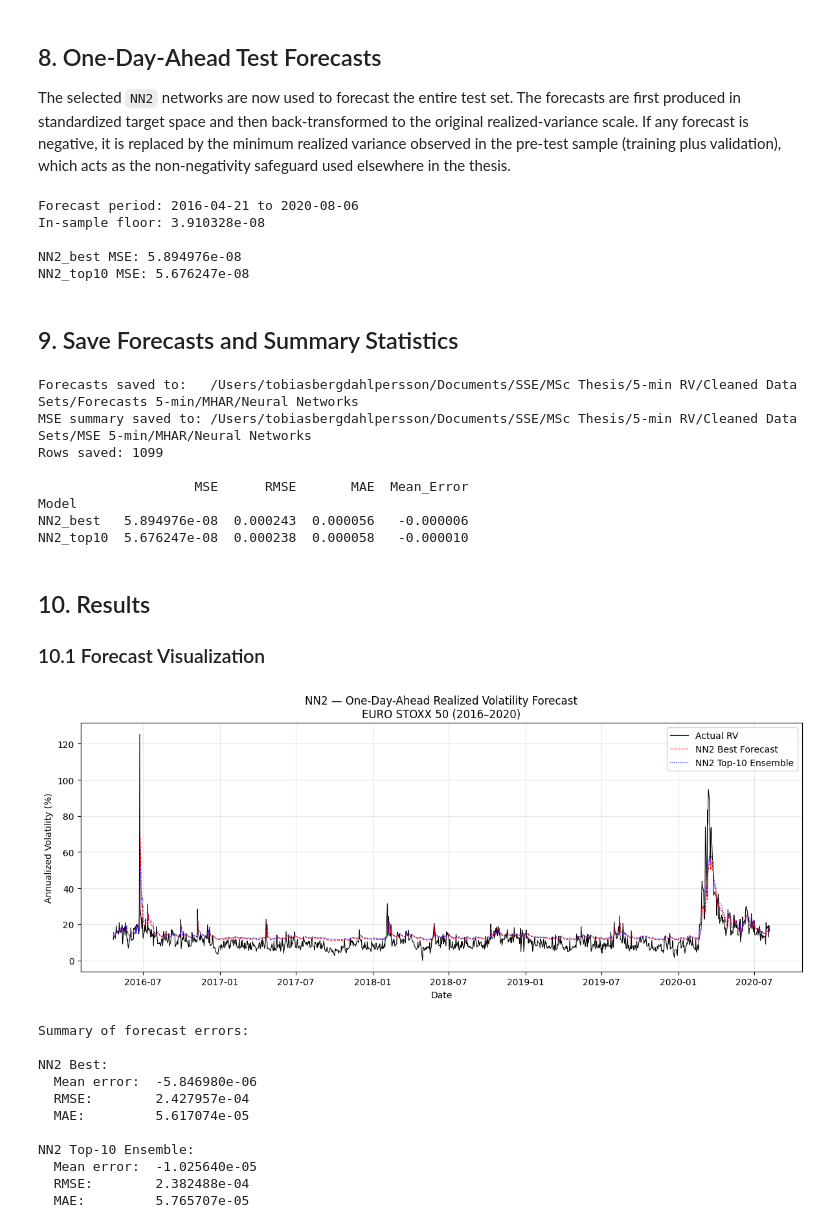
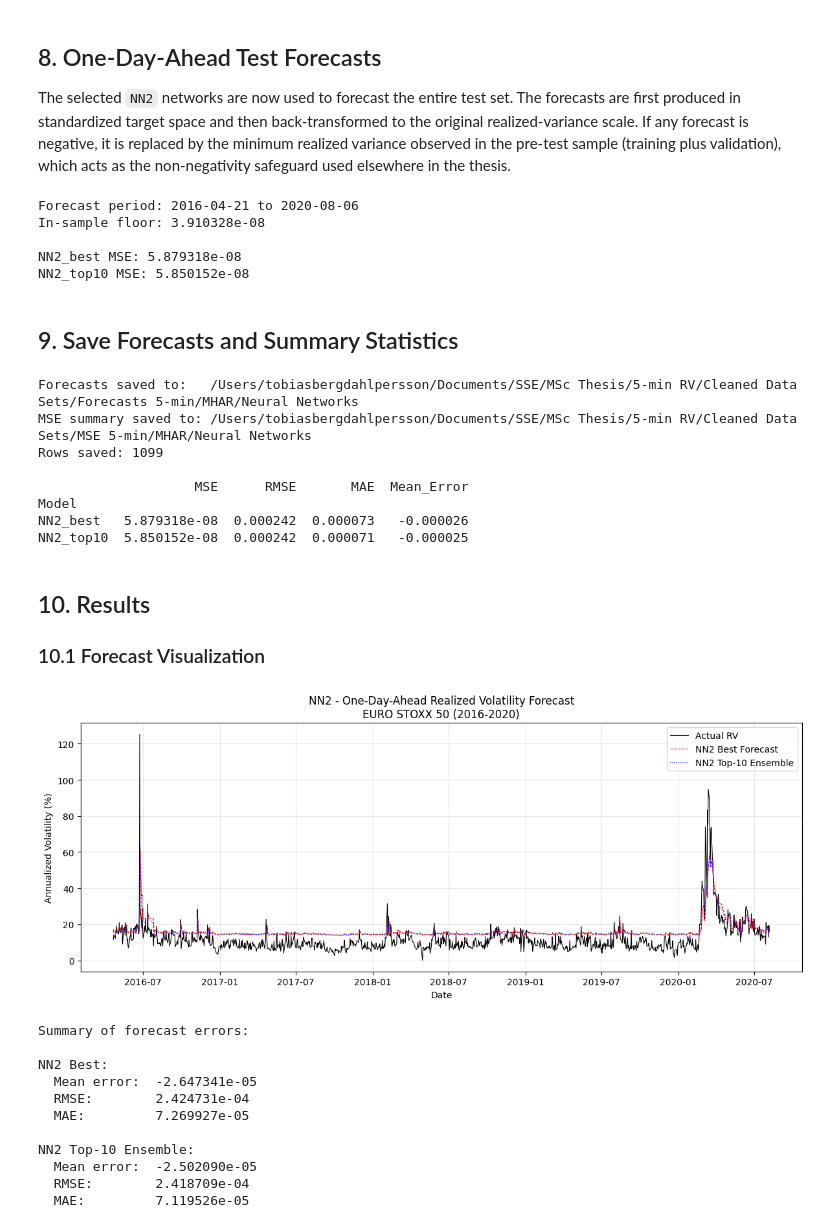
Before and after one commit to tobiasctpersson/MSc-Thesis, a Jupyter notebook: 5-min RV/Python Code/MHAR Results/Neural Networks/MHAR_5min_NN2.ipynb, the cells around one changed output. Saved outputs shown, nothing was run; the diff lists cells and outputs as text; code cells hidden in the pictures.

```diff
--- a/5-min RV/Python Code/MHAR Results/Neural Networks/MHAR_5min_NN2.ipynb
+++ b/5-min RV/Python Code/MHAR Results/Neural Networks/MHAR_5min_NN2.ipynb
@@ -162,6 +162,6 @@ Following the paper, `NN2` is the second neural network in the geometric pyramid
 # %%
 class NN2(nn.Module):
-    def __init__(self, input_dim, hidden_dims=(8, 4), keep_prob=0.8):
+    def __init__(self, input_dim, hidden_dims=(4, 2), keep_prob=0.8):
         super().__init__()
         self.hidden1 = nn.Linear(input_dim, hidden_dims[0])
         self.hidden2 = nn.Linear(hidden_dims[0], hidden_dims[1])
@@ -190,7 +190,7 @@ model_test = NN2(input_dim=input_dim).to(device)
 
 print(model_test)
 print(f"\nInput dimension:   {input_dim}")
-print("Hidden neurons:    8, 4")
+print("Hidden neurons:    4, 2")
 print("Output dimension:  1")
 print(f"\nTotal parameters: {sum(p.numel() for p in model_test.parameters())}")
 # %% [output]
@@ -226,7 +226,7 @@ def to_tensor(x):
 
 def train_nn2(X_tr, y_tr, X_vl, y_vl,
               input_dim,
-              hidden_dims=(8, 4),
+              hidden_dims=(4, 2),
               keep_prob=0.8,
               learning_rate=0.001,
               max_epochs=500,
@@ -439,8 +431,8 @@ print(f"NN2_top10 MSE: {mse_top10:.6e}")
 Forecast period: 2016-04-21 to 2020-08-06
 In-sample floor: 3.910328e-08
 
-NN2_best MSE: 5.894976e-08
-NN2_top10 MSE: 5.676247e-08
+NN2_best MSE: 5.879318e-08
+NN2_top10 MSE: 5.850152e-08
 # %% [markdown]
 ## 9. Save Forecasts and Summary Statistics
 # %%
@@ -473,50 +465,50 @@ Rows saved: 1099
 
                     MSE      RMSE       MAE  Mean_Error
 Model
-NN2_best   5.894976e-08  0.000243  0.000056   -0.000006
-NN2_top10  5.676247e-08  0.000238  0.000058   -0.000010
+NN2_best   5.879318e-08  0.000242  0.000073   -0.000026
+NN2_top10  5.850152e-08  0.000242  0.000071   -0.000025
 # %% [markdown]
 ## 10. Results
 ### 10.1 Forecast Visualization
 # %%
 results_plot = pd.DataFrame({
     "Actual": np.sqrt(results_NN2["RV_actual"] * 252) * 100,
     "Forecast_best": np.sqrt(results_NN2["RV_forecast_best"] * 252) * 100,
     "Forecast_top10": np.sqrt(results_NN2["RV_forecast_top10"] * 252) * 100
 }, index=results_NN2.index)
 
 fig, ax = plt.subplots(figsize=(12, 5))
 ax.plot(results_plot["Actual"], label="Actual RV", color="black", linewidth=0.8)
 ax.plot(results_plot["Forecast_best"], label="NN2 Best Forecast", color="red", linewidth=0.8, linestyle="--")
 ax.plot(results_plot["Forecast_top10"], label="NN2 Top-10 Ensemble", color="blue", linewidth=0.8, linestyle=":")
-ax.set_title("NN2 — One-Day-Ahead Realized Volatility Forecast\nEURO STOXX 50 (2016–2020)", fontsize=12)
+ax.set_title("NN2 - One-Day-Ahead Realized Volatility Forecast\nEURO STOXX 50 (2016-2020)", fontsize=12)
 ax.set_ylabel("Annualized Volatility (%)")
 ax.set_xlabel("Date")
 ax.legend()
 ax.grid(True, alpha=0.3)
 plt.tight_layout()
 plt.show()
 
 print("\nSummary of forecast errors:")
 print("\nNN2 Best:")
 print(f"  Mean error:  {errors_best.mean():.6e}")
 print(f"  RMSE:        {np.sqrt(mse_best):.6e}")
 print(f"  MAE:         {errors_best.abs().mean():.6e}")
 
 print("\nNN2 Top-10 Ensemble:")
 print(f"  Mean error:  {errors_top10.mean():.6e}")
 print(f"  RMSE:        {np.sqrt(mse_top10):.6e}")
 print(f"  MAE:         {errors_top10.abs().mean():.6e}")
 # %% [output]
-[figure, old version]
+[figure, new version]
 Summary of forecast errors:
 
 NN2 Best:
-  Mean error:  -5.846980e-06
-  RMSE:        2.427957e-04
-  MAE:         5.617074e-05
+  Mean error:  -2.647341e-05
+  RMSE:        2.424731e-04
+  MAE:         7.269927e-05
 
 NN2 Top-10 Ensemble:
-  Mean error:  -1.025640e-05
-  RMSE:        2.382488e-04
-  MAE:         5.765707e-05
+  Mean error:  -2.502090e-05
+  RMSE:        2.418709e-04
+  MAE:         7.119526e-05
```
Also changed, not shown: parts of 6 cells of this notebook, 37 other files.
